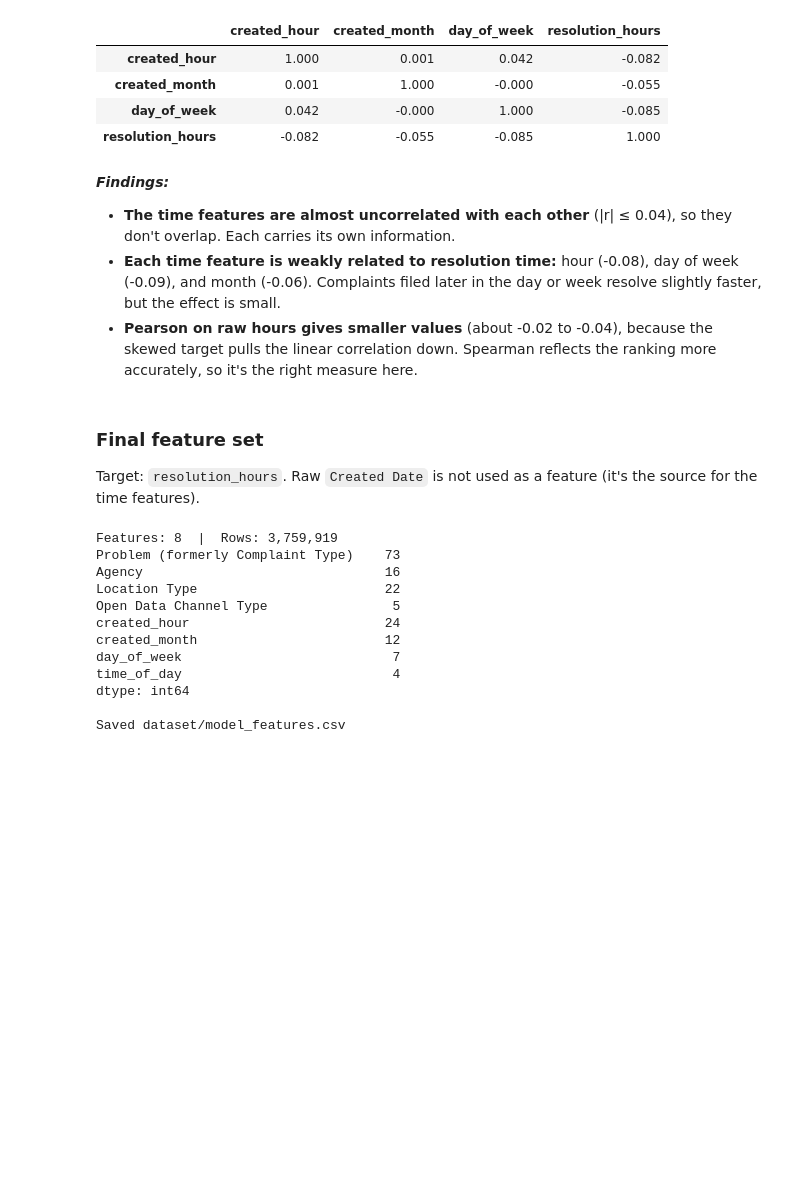
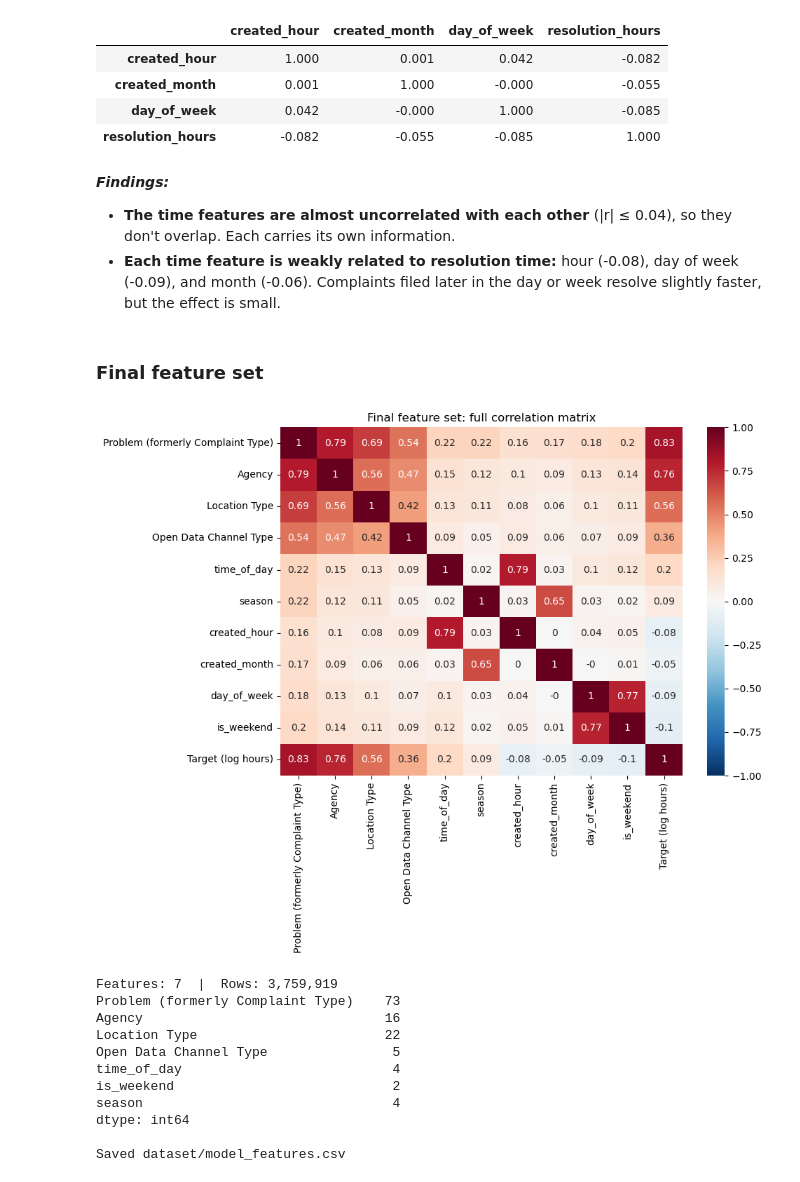
Before and after one commit to ushithila/311-Complaint-Resolution-Speed, a Jupyter notebook: notebooks/feature_selection.ipynb, the cells around one changed output. Saved outputs shown, nothing was run; the diff lists cells and outputs as text; code cells hidden in the pictures; blank space fills up the shorter version.

```diff
--- a/notebooks/feature_selection.ipynb
+++ b/notebooks/feature_selection.ipynb
@@ -139,21 +143,53 @@ numeric_corr
 ***Findings:***
 - **The time features are almost uncorrelated with each other** (|r| ≤ 0.04), so they don't overlap. Each carries its own information.
 - **Each time feature is weakly related to resolution time:** hour (-0.08), day of week (-0.09), and month (-0.06). Complaints filed later in the day or week resolve slightly faster, but the effect is small.
-- **Pearson on raw hours gives smaller values** (about -0.02 to -0.04), because the skewed target pulls the linear correlation down. Spearman reflects the ranking more accurately, so it's the right measure here.
 # %% [markdown]
 ### Final feature set
-
-Target: `resolution_hours`. Raw `Created Date` is not used as a feature (it's the source for the time features).
+# %%
+final_features = [
+    'Problem (formerly Complaint Type)', 'Agency', 'Location Type', 'Open Data Channel Type',
+    'created_hour', 'created_month', 'day_of_week', 'time_of_day', 'is_weekend', 'season',
+]
+cat_features = [c for c in final_features if df[c].dtype == object or str(df[c].dtype) == 'category']
+num_features = [c for c in final_features if c not in cat_features]
+names = cat_features + num_features + ['Target (log hours)']
+log_target = df['log_resolution_hours']
+
+full_matrix = pd.DataFrame(np.nan, index=names, columns=names)
+for a in names:
+    for b in names:
+        if a == b:
+            full_matrix.loc[a, b] = 1.0
+            continue
+        a_cat, b_cat = a in cat_features, b in cat_features
+        a_col = log_target if a == 'Target (log hours)' else df[a]
+        b_col = log_target if b == 'Target (log hours)' else df[b]
+        if a_cat and b_cat:
+            full_matrix.loc[a, b] = cramers_v(a_col, b_col)
+        elif not a_cat and not b_cat:
+            full_matrix.loc[a, b] = a_col.corr(b_col, method='spearman')
+        else:
+            cat_col, num_col = (a_col, b_col) if a_cat else (b_col, a_col)
+            full_matrix.loc[a, b] = correlation_ratio(cat_col, num_col)
+
+full_matrix = full_matrix.round(2)
+
+fig, ax = plt.subplots(figsize=(10, 8))
+sns.heatmap(full_matrix, annot=True, cmap='RdBu_r', vmin=-1, vmax=1, ax=ax)
+ax.set_title('Final feature set: full correlation matrix')
+plt.tight_layout()
+plt.show()
+# %% [output]
+[figure, added]
 # %%
 features = [
     'Problem (formerly Complaint Type)',
     'Agency',
     'Location Type',
     'Open Data Channel Type',
-    'created_hour',
-    'created_month',
-    'day_of_week',
     'time_of_day',
+    'is_weekend',
+    'season',
 ]
 target = 'resolution_hours'
 
@@ -161,19 +197,17 @@ model_df = df[features + [target]]
 print(f"Features: {len(features)}  |  Rows: {len(model_df):,}")
 print(model_df[features].nunique())
 
-# Checkpoint for the modeling notebook. dataset/*.csv is git-ignored, so this stays local.
 model_df.to_csv('dataset/model_features.csv', index=False)
 print("\nSaved dataset/model_features.csv")
 # %% [output]
-Features: 8  |  Rows: 3,759,919
+Features: 7  |  Rows: 3,759,919
 Problem (formerly Complaint Type)    73
 Agency                               16
 Location Type                        22
 Open Data Channel Type                5
-created_hour                         24
-created_month                        12
-day_of_week                           7
 time_of_day                           4
+is_weekend                            2
+season                                4
 dtype: int64
 
 Saved dataset/model_features.csv
```
Also changed, not shown: parts of 6 cells of this notebook.
